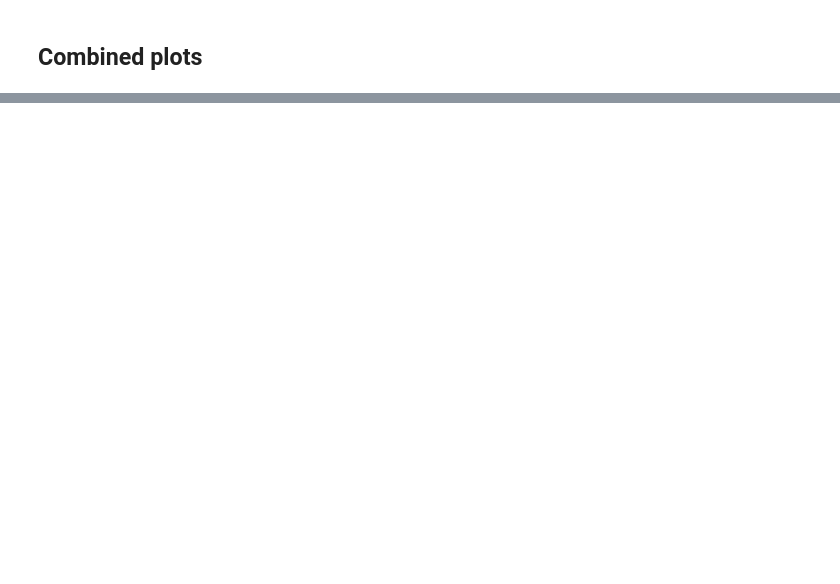
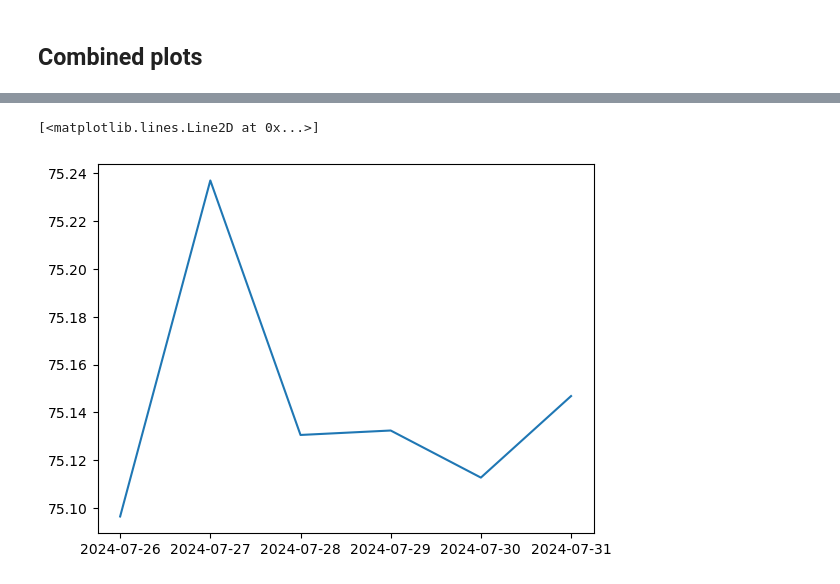
Before and after one commit to DavidMajomi/Stock-Market-Analysis, a Jupyter notebook: Price Prediciton/notebooks/Price Prediction.ipynb, the cells around one changed output, grey strips where cells are left out. Drawn from its saved outputs; the diff is of its cells as text; code cells hidden in the pictures; blank space fills up the shorter version.

```diff
--- a/Price Prediciton/notebooks/Price Prediction.ipynb
+++ b/Price Prediciton/notebooks/Price Prediction.ipynb
@@ -328,0 +473,13 @@ plt.plot(dates_test, y_test)
+# %%
+temp =  df["Close"][-6:].to_numpy()
+
+predicted_values = []
+pred_dates = pd.date_range(start = df.index[-1] + pd.Timedelta(days=1), periods = 6)
+for x in range(6):
+
+    scaled_temp = scaler.transform(temp.reshape(1, 6))
+    temp = np.append(temp, model.predict(scaled_temp))
+    predicted_values.append(model.predict(scaled_temp).reshape(1))
+    temp = np.delete(temp, 0)
+
+predicted_df = pd.DataFrame(predicted_values, index = pred_dates)
@@ -328,0 +509,5 @@ plt.plot(dates_test, y_test)
+# %%
+plt.plot(predicted_df)
+# %% [output]
+[<matplotlib.lines.Line2D at 0x...>]
+[figure, added]
```
Also changed, not shown: parts of 33 cells of this notebook.
